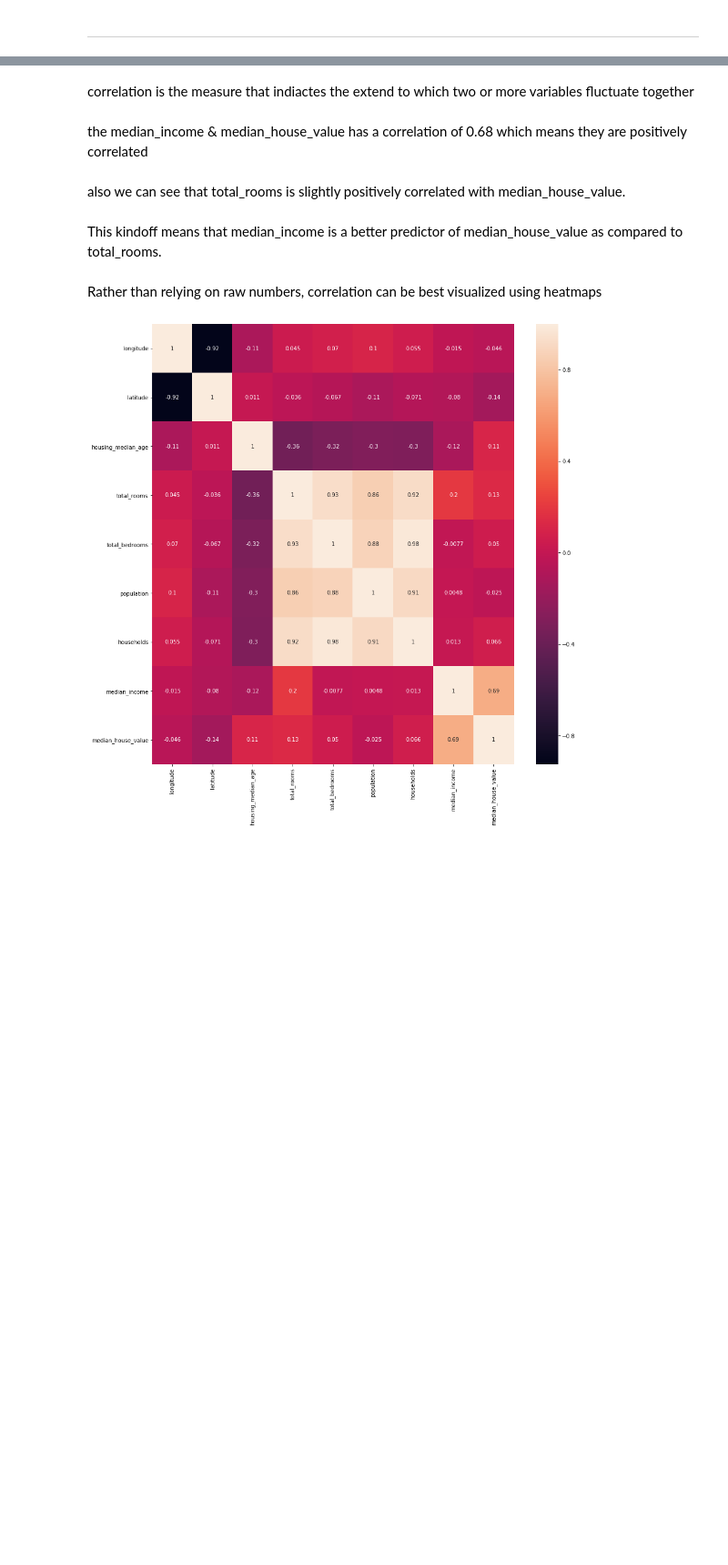
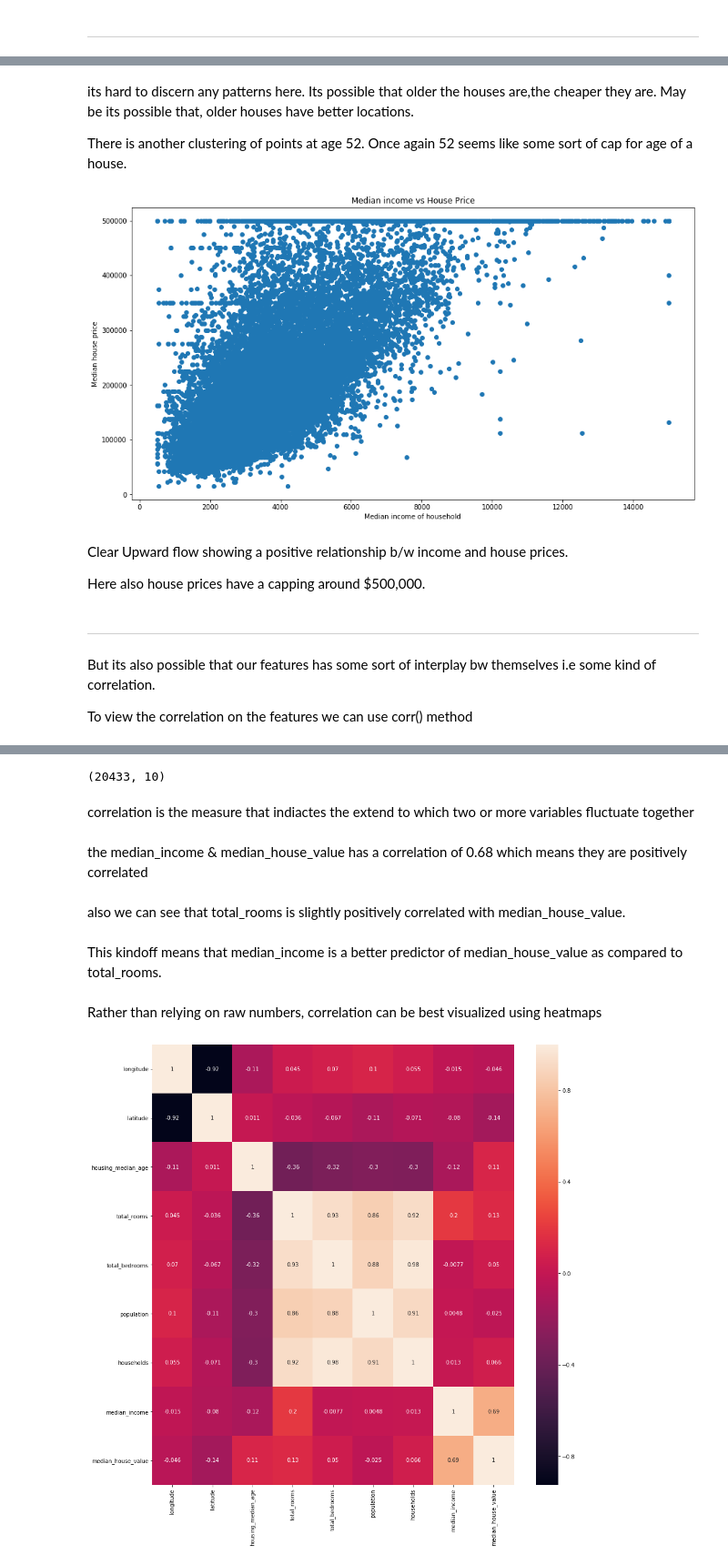
Before and after one commit to anandhu-bhaskar/MYLEARNING-2, a Jupyter notebook: MACHINE_LEARNING/SCIKIT-LEARN/COURSE - 01/notebooks/02-HousingCalifornia.ipynb, the cells around one changed output, grey strips where cells are left out. Shown: that part at 91% size. Cells and saved outputs as stored; diff of their text form; code cells hidden in the pictures; blank space fills up the shorter version.

```diff
--- a/MACHINE_LEARNING/SCIKIT-LEARN/COURSE - 01/notebooks/02-HousingCalifornia.ipynb
+++ b/MACHINE_LEARNING/SCIKIT-LEARN/COURSE - 01/notebooks/02-HousingCalifornia.ipynb
@@ -101,3 +178,30 @@ To view the correlation on the features we can use corr() method
+# %% [markdown]
+its hard to discern any patterns here. Its possible that older the houses are,the cheaper they are. May be its possible that, older houses have better locations.
+
+There is another clustering of points at age 52. Once again 52 seems like some sort of cap for age of a house.
+# %%
+fig, ax = plt.subplots(figsize = (15,8))
+
+plt.scatter(calif_hsng_df['median_income']*1000,calif_hsng_df['median_house_value'])
+
+plt.xlabel("Median income of household")
+plt.ylabel("Median house price")
+
+plt.title("Median income vs House Price")
+
+plt.show()
+# %% [output]
+[figure, added]
+# %% [markdown]
+Clear Upward flow showing a positive relationship b/w income and house prices.
+
+Here also house prices have a capping around $500,000.
+# %% [markdown]
+****
+# %% [markdown]
+But its also possible that our features has some sort of interplay bw themselves i.e some kind of correlation.
+
+To view the correlation on the features we can use corr() method
 # %%
 correlation = calif_hsng_df.corr()
 correlation
@@ -112,6 +216,10 @@ correlation
 | households | 0.055310 | -0.071035 | -0.302916 | 0.918484 | 0.979728 | 0.907222 | 1.000000 | ... |
 | median_income | -0.015176 | -0.079809 | -0.119034 | 0.198050 | -0.007723 | 0.004834 | 0.013033 | ... |
 | median_house_value | -0.045967 | -0.144160 | 0.105623 | 0.134153 | 0.049686 | -0.024650 | 0.065843 | ... |
+# %%
+calif_hsng_df.shape
+# %% [output]
+(20433, 10)
 # %% [markdown]
 correlation is the measure that indiactes the extend to which two or more variables fluctuate together
 # %% [markdown]
```
Also changed, not shown: parts of 91 cells of this notebook.
